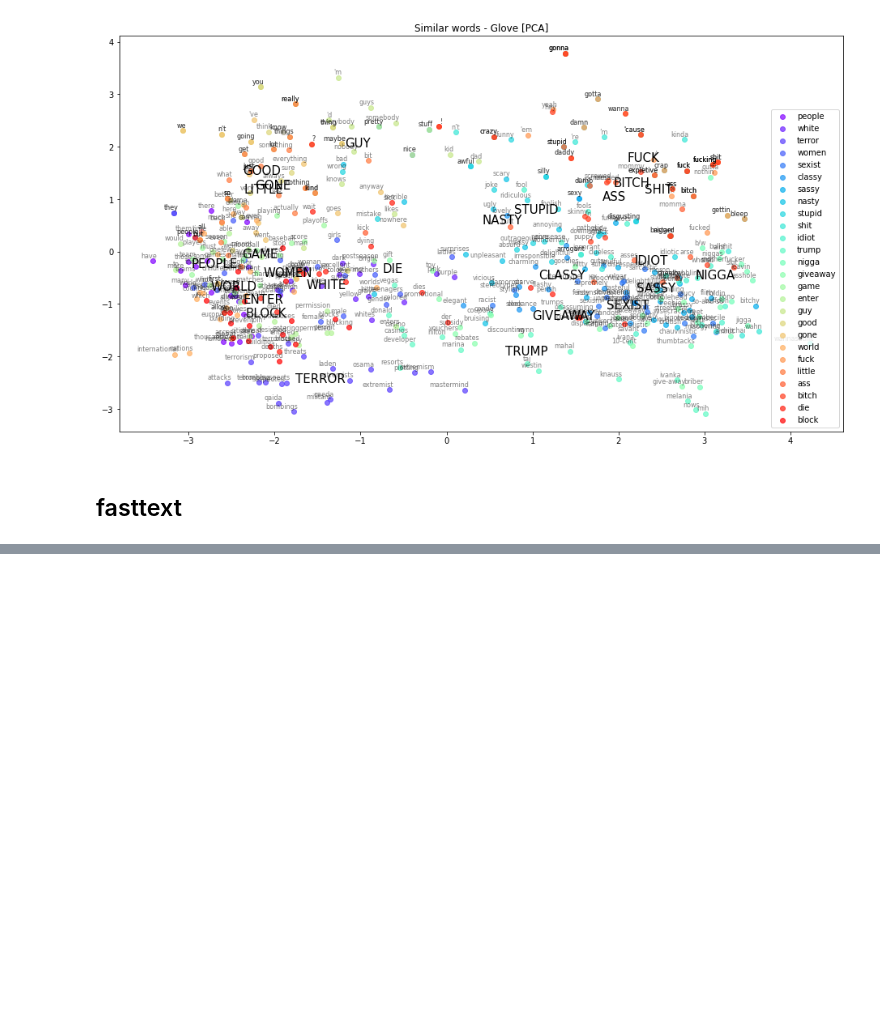
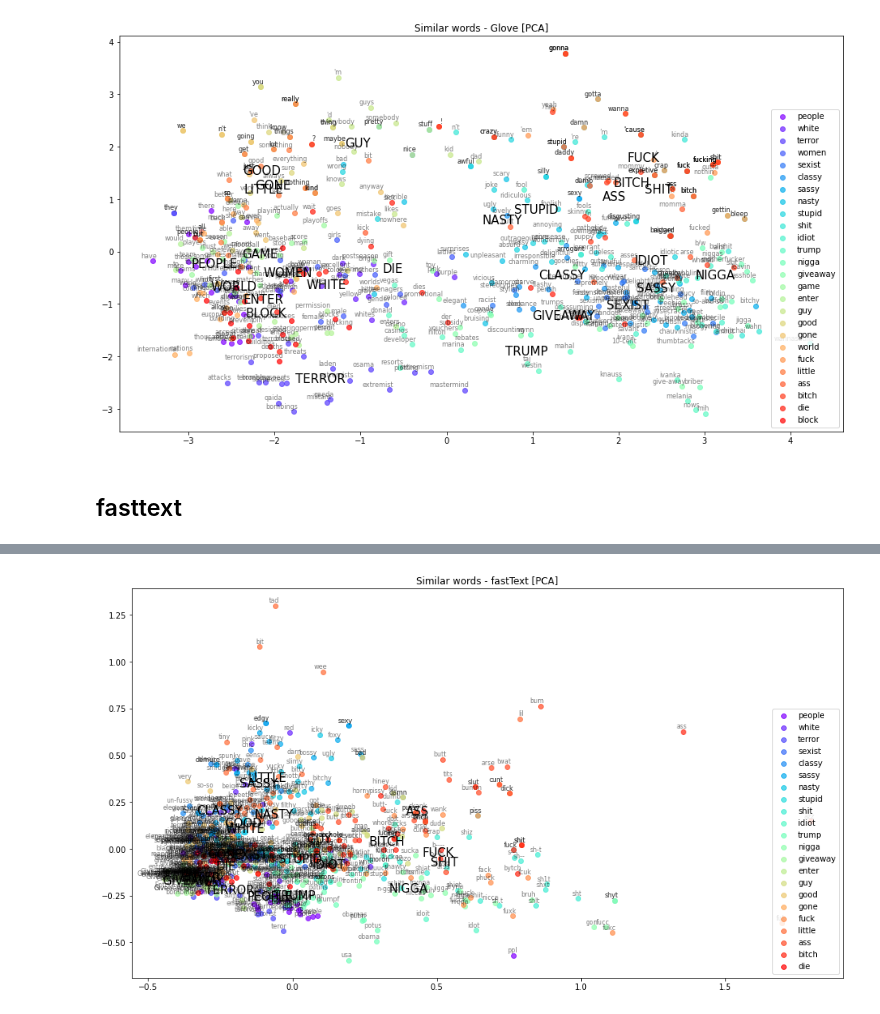
Before and after one commit to masakljun/nlp-project, a Jupyter notebook: code/05_word2vec_glove.ipynb, the cells around one changed output, grey strips where cells are left out. Drawn from its saved outputs; the diff is of its cells as text; code cells hidden in the pictures; blank space fills up the shorter version.

```diff
--- a/code/05_word2vec_glove.ipynb
+++ b/code/05_word2vec_glove.ipynb
@@ -442,0 +511,4 @@ KEYS
+# %%
+plotPCA("Similar words - fastText [PCA]", word_clusters, embedding_clusters, "SimilarWords - fastText - PCA.png")
+# %% [output]
+[figure, added]
```
Also changed, not shown: parts of 8 cells of this notebook, 6 other files.
